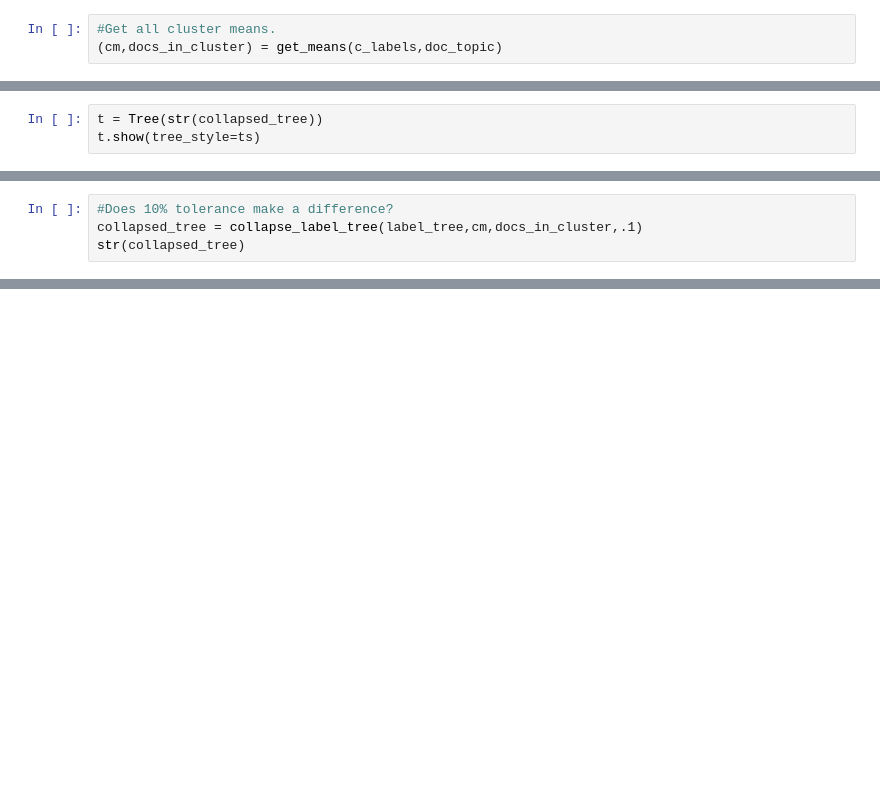
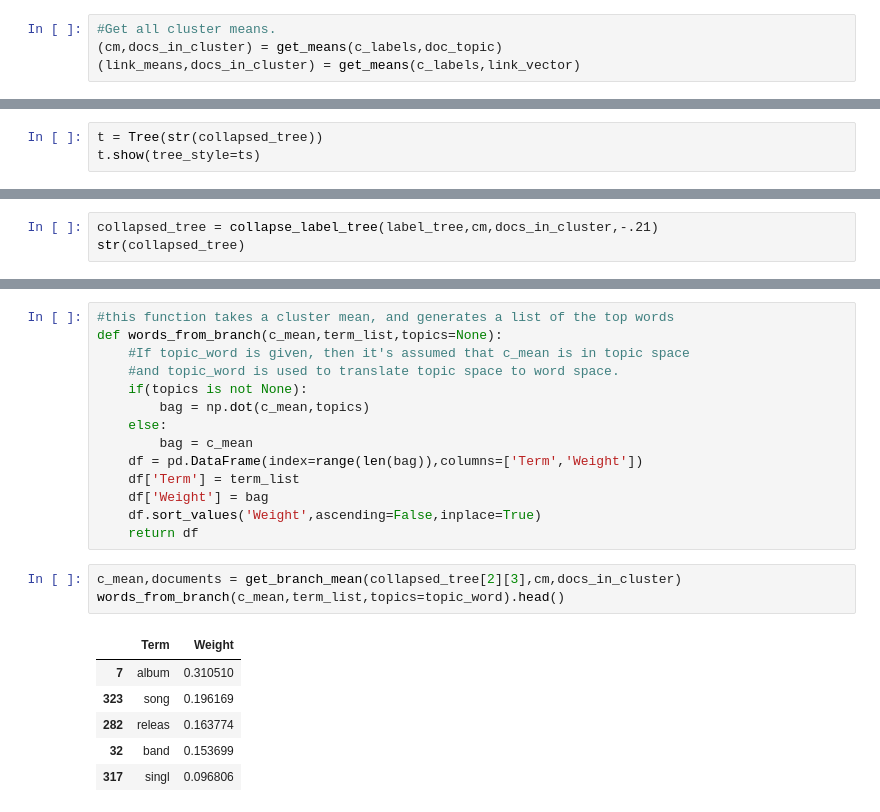
Before and after one commit to tristanlmiller/Topic-Ontology, a Jupyter notebook: Ward_clustering.ipynb, the cells around one changed output, grey strips where cells are left out. Saved outputs shown, nothing was run; the diff lists cells and outputs as text; blank space fills up the shorter version.

```diff
--- a/Ward_clustering.ipynb
+++ b/Ward_clustering.ipynb
@@ -137,3 +163,4 @@ Now all we need to do is define the "dist" and "~" operations.  As a first attem
 # %%
 #Get all cluster means.
 (cm,docs_in_cluster) = get_means(c_labels,doc_topic)
+(link_means,docs_in_cluster) = get_means(c_labels,link_vector)
@@ -167,5 +178,4 @@ t.show(tree_style=ts)
 # %%
-#Does 10% tolerance make a difference?
-collapsed_tree = collapse_label_tree(label_tree,cm,docs_in_cluster,.1)
+collapsed_tree = collapse_label_tree(label_tree,cm,docs_in_cluster,-.21)
 str(collapsed_tree)
 # %% [output]
@@ -181,0 +209,24 @@ Of course, we still need to select the number of leaves, and it's possible that
+# %%
+#this function takes a cluster mean, and generates a list of the top words
+def words_from_branch(c_mean,term_list,topics=None):
+    #If topic_word is given, then it's assumed that c_mean is in topic space
+    #and topic_word is used to translate topic space to word space.
+    if(topics is not None):
+        bag = np.dot(c_mean,topics)
+    else:
+        bag = c_mean
+    df = pd.DataFrame(index=range(len(bag)),columns=['Term','Weight'])
+    df['Term'] = term_list
+    df['Weight'] = bag
+    df.sort_values('Weight',ascending=False,inplace=True)
+    return df
+# %%
+c_mean,documents = get_branch_mean(collapsed_tree[2][3],cm,docs_in_cluster)
+words_from_branch(c_mean,term_list,topics=topic_word).head()
+# %% [output]
+|  | Term | Weight |
+| 7 | album | 0.310510 |
+| 323 | song | 0.196169 |
+| 282 | releas | 0.163774 |
+| 32 | band | 0.153699 |
+| 317 | singl | 0.096806 |
```
Also changed, not shown: parts of 36 cells of this notebook, 1 other file.
